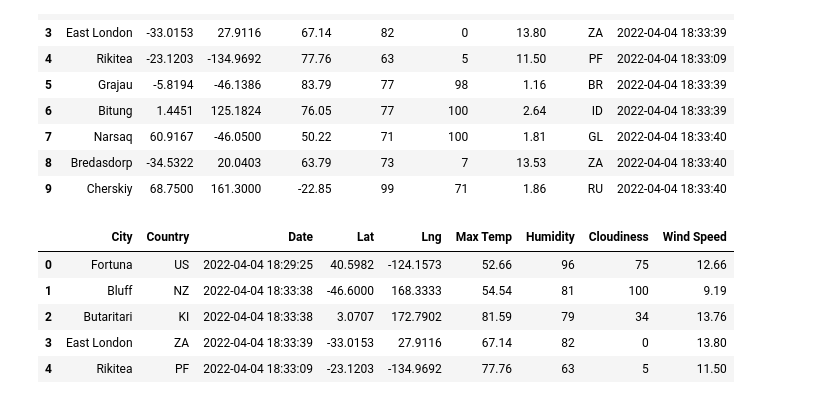
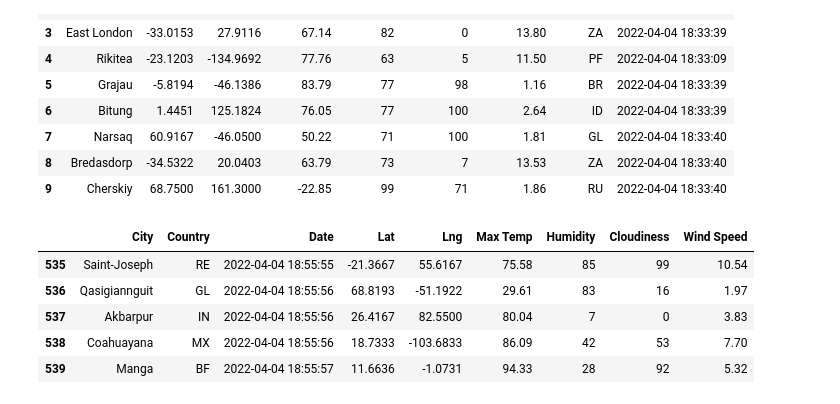
Before and after one commit to sdivakarla/World_Weather_Analysis, a Jupyter notebook: WeatherPy.ipynb, the cells around one changed output. Cells and saved outputs as stored; diff of their text form; code cells hidden in the pictures.

```diff
--- a/WeatherPy.ipynb
+++ b/WeatherPy.ipynb
@@ -168,14 +168,14 @@ city_data_df.head(10)
 # %%
 new_column_order = ["City", "Country", "Date", "Lat", "Lng", "Max Temp", "Humidity", "Cloudiness", "Wind Speed"]
 city_data_df = city_data_df[new_column_order]
-city_data_df.head()
+city_data_df.tail()
 # %% [output]
 |  | City | Country | Date | Lat | Lng | Max Temp | Humidity | Cloudiness | Wind Speed |
-| 0 | Fortuna | US | 2022-04-04 18:29:25 | 40.5982 | -124.1573 | 52.66 | 96 | 75 | 12.66 |
-| 1 | Bluff | NZ | 2022-04-04 18:33:38 | -46.6000 | 168.3333 | 54.54 | 81 | 100 | 9.19 |
-| 2 | Butaritari | KI | 2022-04-04 18:33:38 | 3.0707 | 172.7902 | 81.59 | 79 | 34 | 13.76 |
-| 3 | East London | ZA | 2022-04-04 18:33:39 | -33.0153 | 27.9116 | 67.14 | 82 | 0 | 13.80 |
-| 4 | Rikitea | PF | 2022-04-04 18:33:09 | -23.1203 | -134.9692 | 77.76 | 63 | 5 | 11.50 |
+| 535 | Saint-Joseph | RE | 2022-04-04 18:55:55 | -21.3667 | 55.6167 | 75.58 | 85 | 99 | 10.54 |
+| 536 | Qasigiannguit | GL | 2022-04-04 18:55:56 | 68.8193 | -51.1922 | 29.61 | 83 | 16 | 1.97 |
+| 537 | Akbarpur | IN | 2022-04-04 18:55:56 | 26.4167 | 82.5500 | 80.04 | 7 | 0 | 3.83 |
+| 538 | Coahuayana | MX | 2022-04-04 18:55:56 | 18.7333 | -103.6833 | 86.09 | 42 | 53 | 7.70 |
+| 539 | Manga | BF | 2022-04-04 18:55:57 | 11.6636 | -1.0731 | 94.33 | 28 | 92 | 5.32 |
 # %%
 # Create the output file (CSV).
 output_data_file = "weather_data/cities.csv"
```
Also changed, not shown: parts of 5 cells of this notebook, 4 other files.
